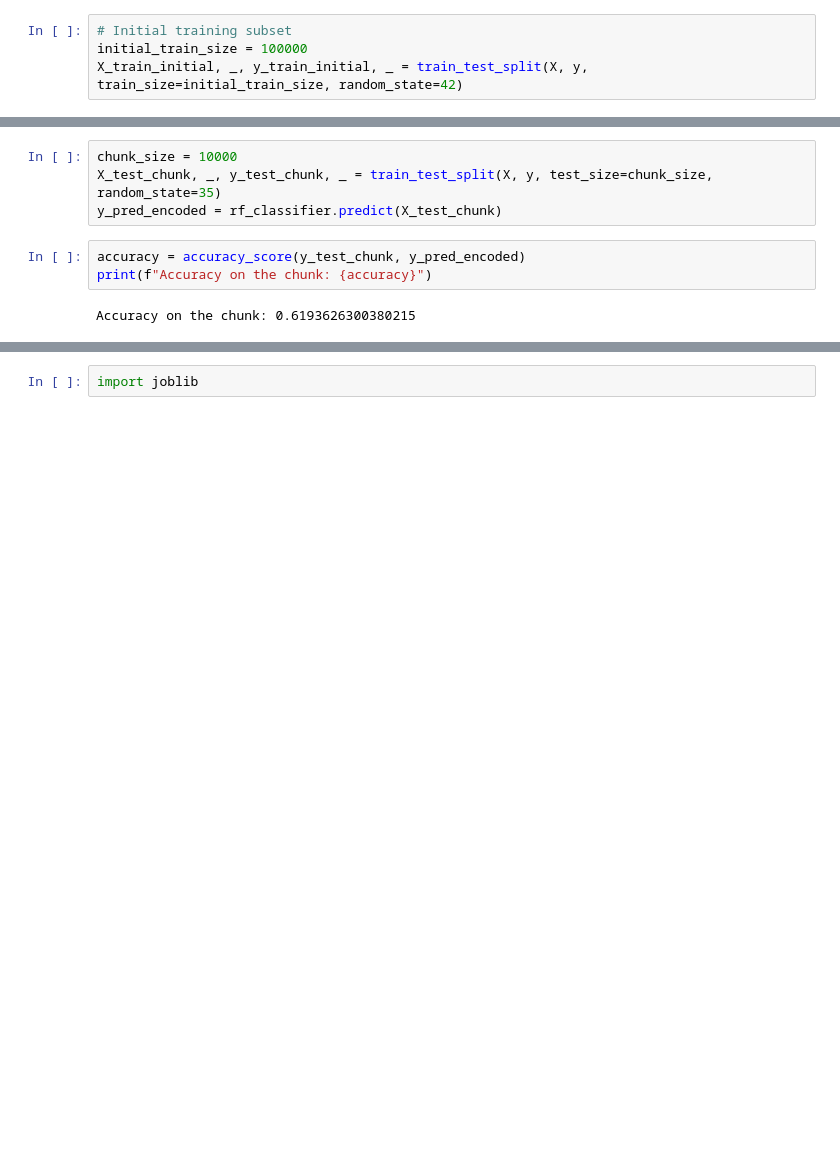
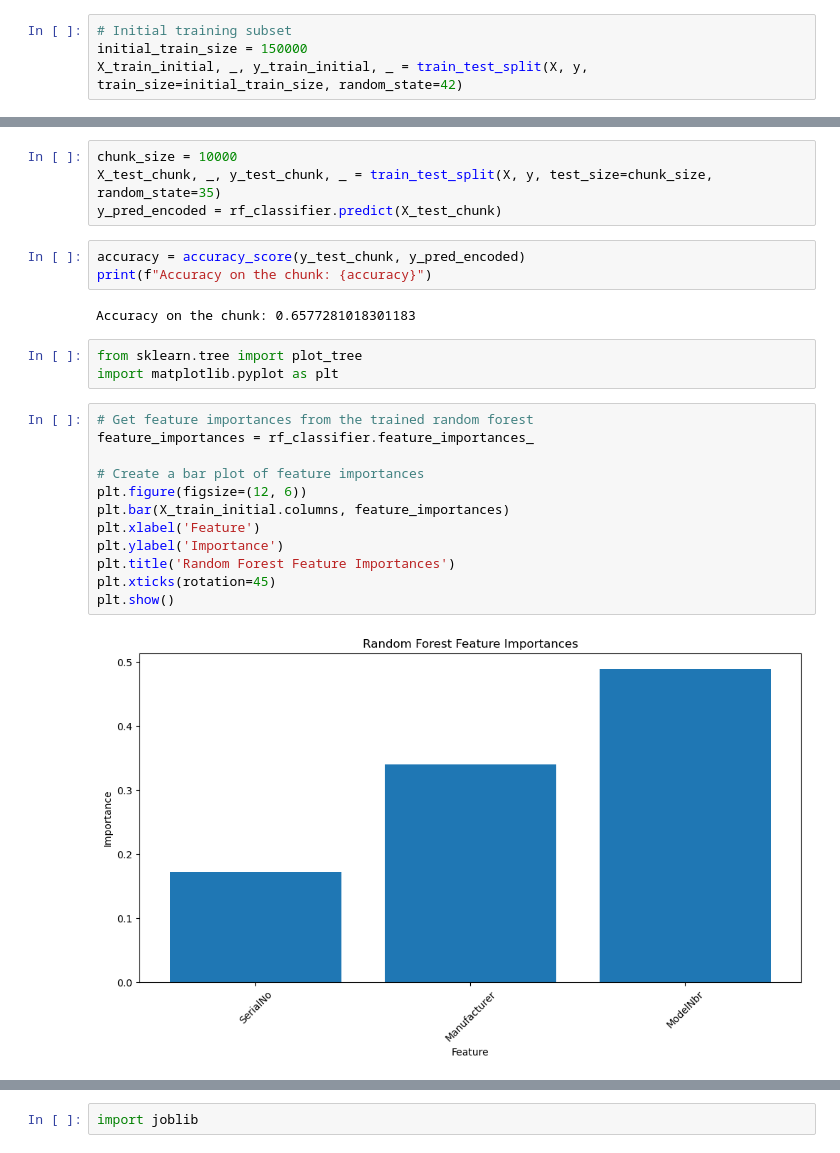
Before and after one commit to W4R10CK99/Eudemonics, a Jupyter notebook: AssetType/WholeAssetTrain.ipynb, the cells around one changed output, grey strips where cells are left out. Saved outputs shown, nothing was run; the diff lists cells and outputs as text; blank space fills up the shorter version.

```diff
--- a/AssetType/WholeAssetTrain.ipynb
+++ b/AssetType/WholeAssetTrain.ipynb
@@ -121,7 +123,7 @@ X
 y = LE_Asset.fit_transform(y.astype(str))
 # %%
 # Initial training subset
-initial_train_size = 100000
+initial_train_size = 150000
 X_train_initial, _, y_train_initial, _ = train_test_split(X, y, train_size=initial_train_size, random_state=42)
 # %%
 # Train the RandomForestClassifier on the initial subset
@@ -137,4 +139,21 @@ y_pred_encoded = rf_classifier.predict(X_test_chunk)
 accuracy = accuracy_score(y_test_chunk, y_pred_encoded)
 print(f"Accuracy on the chunk: {accuracy}")
 # %% [output]
-Accuracy on the chunk: 0.6193626300380215
+Accuracy on the chunk: 0.6577281018301183
+# %%
+from sklearn.tree import plot_tree
+import matplotlib.pyplot as plt
+# %%
+# Get feature importances from the trained random forest
+feature_importances = rf_classifier.feature_importances_
+
+# Create a bar plot of feature importances
+plt.figure(figsize=(12, 6))
+plt.bar(X_train_initial.columns, feature_importances)
+plt.xlabel('Feature')
+plt.ylabel('Importance')
+plt.title('Random Forest Feature Importances')
+plt.xticks(rotation=45)
+plt.show()
+# %% [output]
+[figure, added]
```
Also changed, not shown: parts of 3 cells of this notebook, 2 other files.
